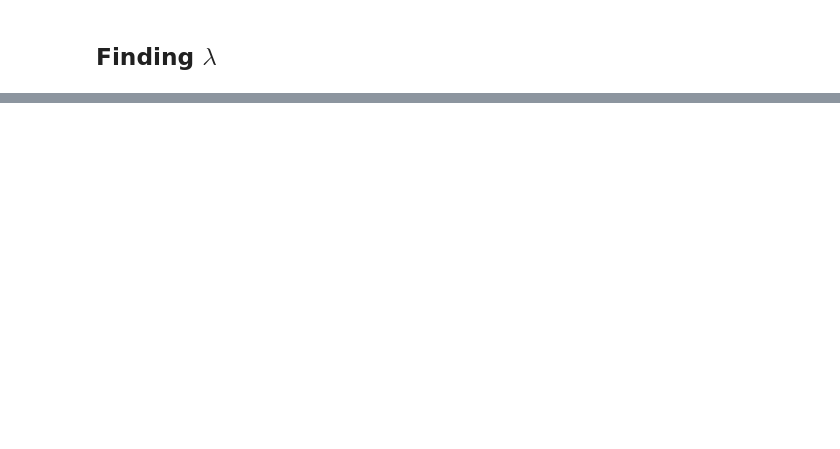
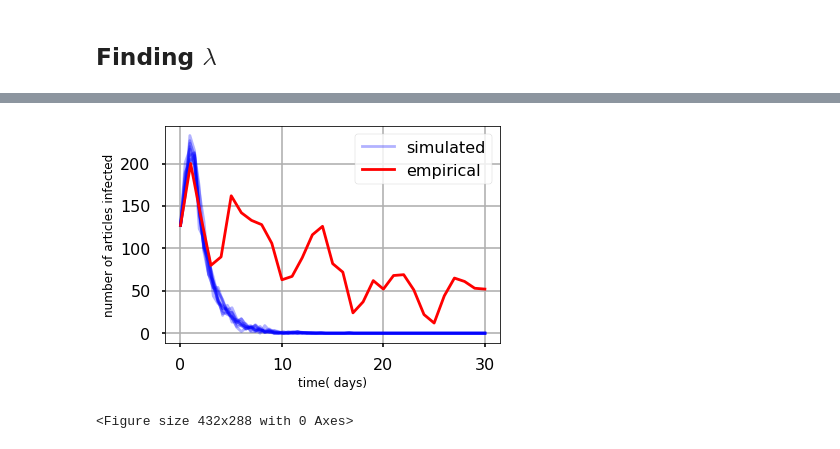
Before and after one commit to relogu/cn_project, a Jupyter notebook: notebooks/solve_ode.ipynb, the cells around one changed output, grey strips where cells are left out. Cells and saved outputs as stored; diff of their text form; code cells hidden in the pictures; blank space fills up the shorter version.

```diff
--- a/notebooks/solve_ode.ipynb
+++ b/notebooks/solve_ode.ipynb
@@ -163,2 +244,2 @@ plt.savefig(PATH_TO_DATA/'lambda_validation', dpi=300)
 # %%
-LAMBDA = 0.04#1.0#0.0000215
+LAMBDA = 0.06#1.0#0.0000215
@@ -298,7 +299,13 @@ plt.plot(q)
 # %%
-line_down = plt.plot(b,q,'r')
+#LAMBDA = 0.4
+simulations_iterator = tqdm(
+    range(0,10),
+    leave=False,
+    unit='simulations',
+)
 
-for i in range(0,9999):
+all_infects = []
+for i in simulations_iterator:
     f = partial(fun, pars=(G, LAMBDA))
     sol = solve_ivp(
         fun=f,
@@ -308,15 +315,17 @@ for i in range(0,9999):
         t_eval=np.linspace(0,N_DAYS,TIMESTEPS))
     dI, dS = create_dI(sol)
     Infects = create_infects(dI,dS)
-    # Infects = np.loadtxt(open('../charlie_results/Is/Infects%s.csv' %i), delimiter=",")
-    a = list(Infects.sum(axis=1))
-    b = [pos for pos,i in enumerate(a)]
-    line_up = plt.plot(b,a,'b',':o',alpha=0.3)
-
-plt.xlabel('time(days)',size=12)
-plt.ylabel('number of articles infected',size=12)
-plt.legend(['empirical', 'simulated'])
-line_down = plt.plot(b,q,'r')
-
-
-plt.savefig(PATH_TO_DATA/'sim_compar.png', dip=300)
+    all_infects.append(Infects.sum(axis=0))
+# %%
+simu_plots = [plt.plot(np.linspace(0,N_DAYS,TIMESTEPS), a, 'b', alpha=0.3) for a in all_infects]
+simu_plots[0][0].set_label('simulated')
+plt.xlabel('time( days)', size=12)
+plt.ylabel('number of articles infected', size=12)
+real_plot = plt.plot(q, 'r', label='empirical')
+plt.legend()
+plt.grid()
+plt.show()
+plt.savefig(PATH_TO_DATA/'sim_compar.png', dip=300)
+# %% [output]
+[figure, added]
+<Figure size 432x288 with 0 Axes>
```
Also changed, not shown: parts of 45 cells of this notebook.
